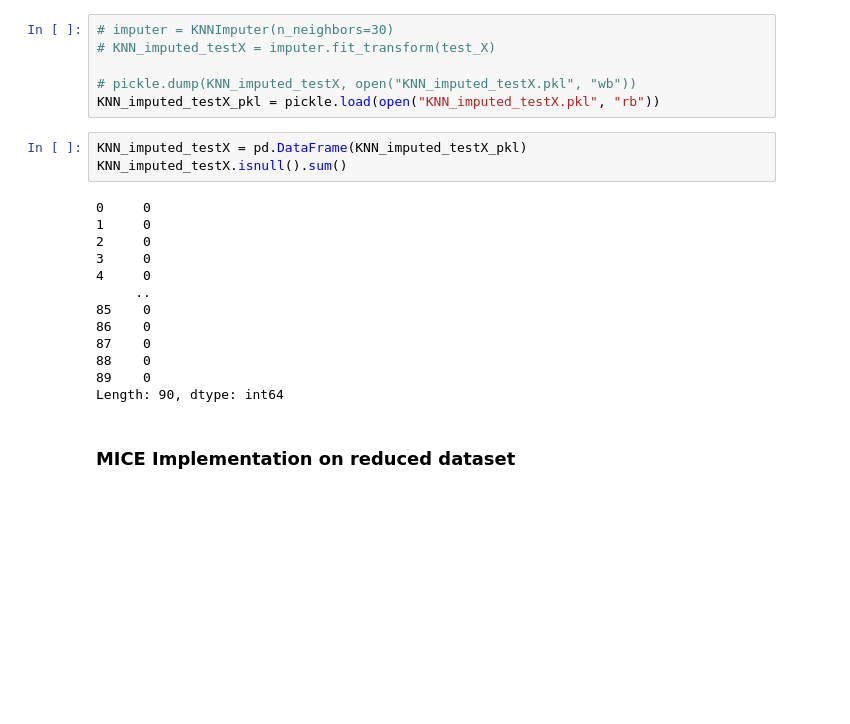
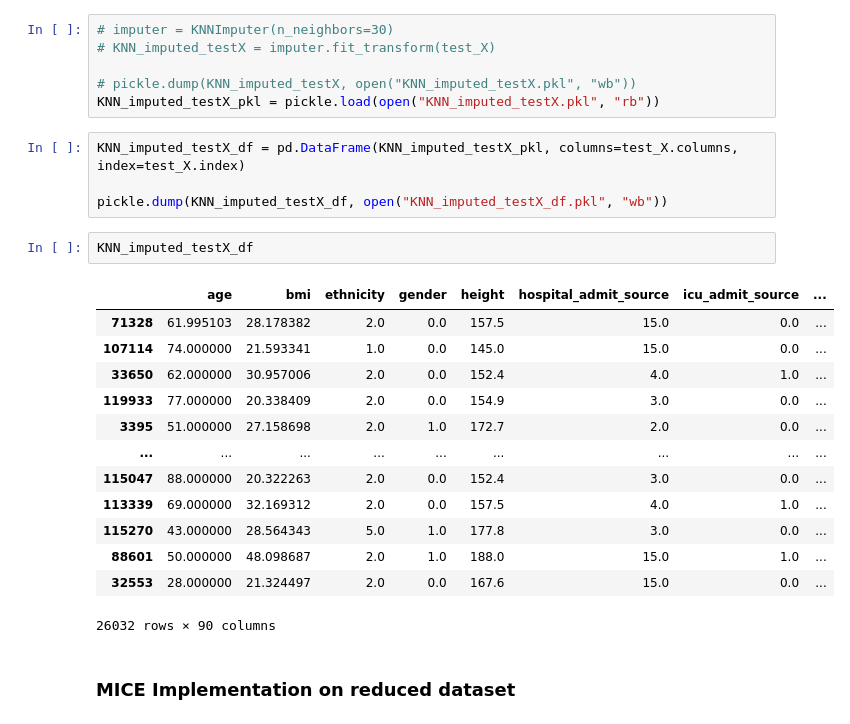
Before and after one commit to bvchand/Diabetes-detection-in-ICU-patients, a Jupyter notebook: diabetes_data_preprocessing.ipynb, the cells around one changed output. Saved outputs shown, nothing was run; the diff lists cells and outputs as text; blank space fills up the shorter version.

Commit message:
commiting the pickled version of  KNN imputed test dataframe

```diff
--- a/diabetes_data_preprocessing.ipynb
+++ b/diabetes_data_preprocessing.ipynb
@@ -425,22 +425,26 @@ Imputing test set values
 
 # pickle.dump(KNN_imputed_testX, open("KNN_imputed_testX.pkl", "wb"))
 KNN_imputed_testX_pkl = pickle.load(open("KNN_imputed_testX.pkl", "rb"))
-# %%
-KNN_imputed_testX = pd.DataFrame(KNN_imputed_testX_pkl)
-KNN_imputed_testX.isnull().sum()
-# %% [output]
-0     0
-1     0
-2     0
-3     0
-4     0
-     ..
-85    0
-86    0
-87    0
-88    0
-89    0
-Length: 90, dtype: int64
+# %%
+KNN_imputed_testX_df = pd.DataFrame(KNN_imputed_testX_pkl, columns=test_X.columns, index=test_X.index)
+
+pickle.dump(KNN_imputed_testX_df, open("KNN_imputed_testX_df.pkl", "wb"))
+# %%
+KNN_imputed_testX_df
+# %% [output]
+|  | age | bmi | ethnicity | gender | height | hospital_admit_source | icu_admit_source | ... |
+| 71328 | 61.995103 | 28.178382 | 2.0 | 0.0 | 157.5 | 15.0 | 0.0 | ... |
+| 107114 | 74.000000 | 21.593341 | 1.0 | 0.0 | 145.0 | 15.0 | 0.0 | ... |
+| 33650 | 62.000000 | 30.957006 | 2.0 | 0.0 | 152.4 | 4.0 | 1.0 | ... |
+| 119933 | 77.000000 | 20.338409 | 2.0 | 0.0 | 154.9 | 3.0 | 0.0 | ... |
+| 3395 | 51.000000 | 27.158698 | 2.0 | 1.0 | 172.7 | 2.0 | 0.0 | ... |
+| ... | ... | ... | ... | ... | ... | ... | ... | ... |
+| 115047 | 88.000000 | 20.322263 | 2.0 | 0.0 | 152.4 | 3.0 | 0.0 | ... |
+| 113339 | 69.000000 | 32.169312 | 2.0 | 0.0 | 157.5 | 4.0 | 1.0 | ... |
+| 115270 | 43.000000 | 28.564343 | 5.0 | 1.0 | 177.8 | 3.0 | 0.0 | ... |
+| 88601 | 50.000000 | 48.098687 | 2.0 | 1.0 | 188.0 | 15.0 | 1.0 | ... |
+| 32553 | 28.000000 | 21.324497 | 2.0 | 0.0 | 167.6 | 15.0 | 0.0 | ... |
+26032 rows × 90 columns
 # %% [markdown]
 ### MICE Implementation on reduced dataset
 # %%
```
Also changed, not shown: parts of 5 cells of this notebook.
